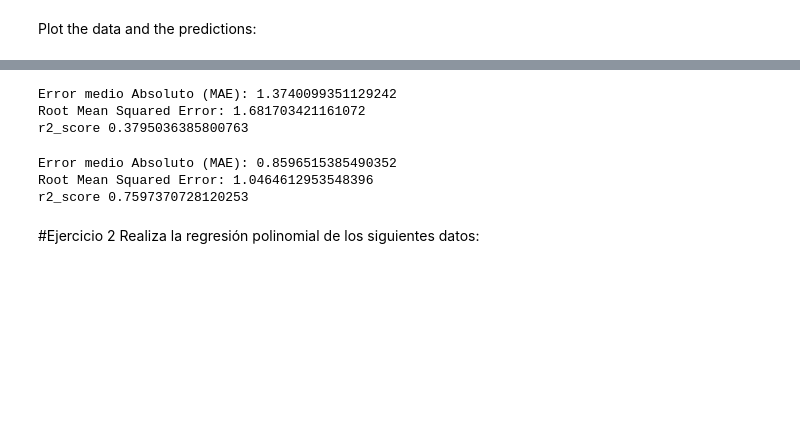
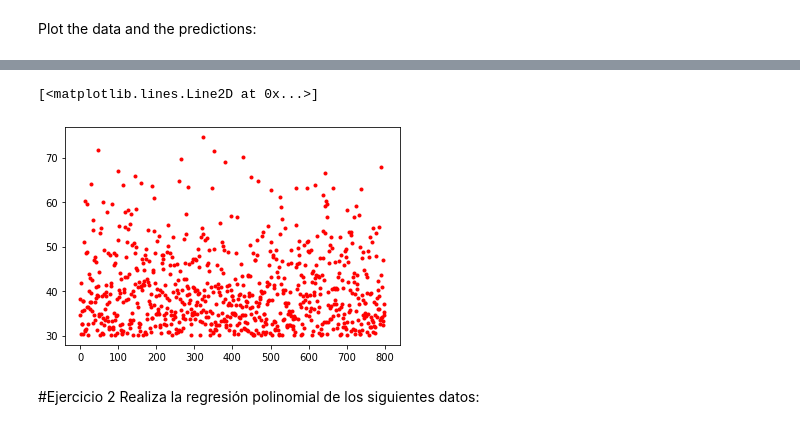
Before and after one commit to PosgradoMNA/actividades-de-aprendizaje-ams182, a Jupyter notebook: TecMty_Regresion_lineal_polinomial_A01104775.ipynb, the cells around one changed output, grey strips where cells are left out. Saved outputs shown, nothing was run; the diff lists cells and outputs as text; code cells hidden in the pictures; blank space fills up the shorter version.

```diff
--- a/TecMty_Regresion_lineal_polinomial_A01104775.ipynb
+++ b/TecMty_Regresion_lineal_polinomial_A01104775.ipynb
@@ -305,37 +391,8 @@ plt.plot(X,y,'b.')
-# %%
-#modelo lineal
-linear_reg = LinearRegression(fit_intercept=True)
-# se ajusta el modelo
-linear_reg.fit(X, y)
-#se crean los pronosticos
-y_pred = linear_reg.predict(X)
-
-# metricas de error
-print('Error medio Absoluto (MAE):', metrics.mean_absolute_error(y, y_pred))
-print('Root Mean Squared Error:', np.sqrt(metrics.mean_squared_error(y, y_pred)))
-print('r2_score',r2_score(y, y_pred))#lineal
-# %% [output]
-Error medio Absoluto (MAE): 1.3740099351129242
-Root Mean Squared Error: 1.681703421161072
-r2_score 0.3795036385800763
-# %%
-#modelo lineal
-lin_reg = LinearRegression(fit_intercept=True)
-#Se transforma X de manera polinomica
-X_poly = poly_features.fit_transform(X)
-#se ajusta el modelo con la X polinomica
-lin_reg.fit(X_poly, y)
-#se crean los pronosticos
-y_pred = lin_reg.predict(X_poly)
-
-# metricas de error
-print('Error medio Absoluto (MAE):', metrics.mean_absolute_error(y, y_pred))
-print('Root Mean Squared Error:', np.sqrt(metrics.mean_squared_error(y, y_pred)))
-print('r2_score',r2_score(y, y_pred))
-# %% [output]
-Error medio Absoluto (MAE): 0.8596515385490352
-Root Mean Squared Error: 1.0464612953548396
-r2_score 0.7597370728120253
+# %%
+plt.plot(y_pred_poly,'r.')
+# %% [output]
+[<matplotlib.lines.Line2D at 0x...>]
+[figure, added]
 # %% [markdown]
 #Ejercicio 2
 Realiza la regresión polinomial de los siguientes datos:
```
Also changed, not shown: parts of 22 cells of this notebook.
